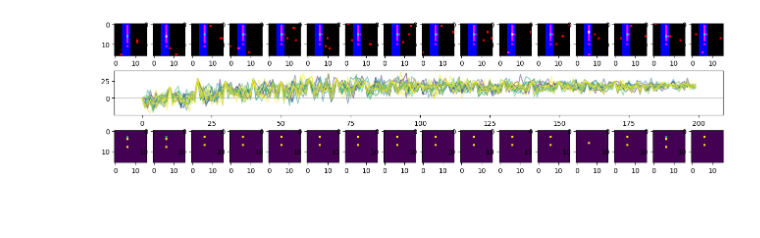
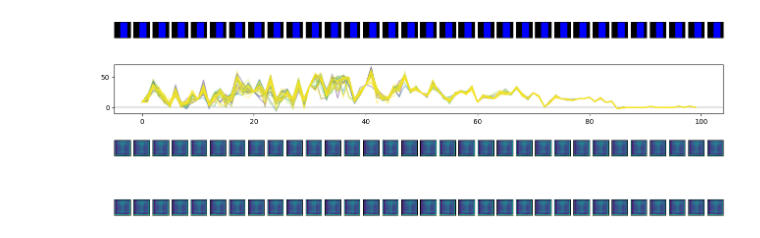
Before and after one commit to LanVukusic/convLife, a Jupyter notebook: reienforcement.ipynb, the cells around one changed output. Drawn from its saved outputs; the diff is of its cells as text; code cells hidden in the pictures; blank space fills up the shorter version.

```diff
--- a/reienforcement.ipynb
+++ b/reienforcement.ipynb
@@ -28,7 +53,7 @@ def generate_random_mask(size):
 # %%
 from deepq_utils import ReplayMemory, Transition
 
-def optimize_model(policy_net: torch.nn.Module, target_net: torch.nn.Module, memory: ReplayMemory, optimizer: torch.optim.Optimizer, BATCH_SIZE: int, GAMMA: int):
+def optimize_model(policy_net: torch.nn.Module, target_net: torch.nn.Module, memory: ReplayMemory, optimizer: torch.optim.Optimizer, BATCH_SIZE: int, GAMMA: int, mask:torch.tensor):
     if len(memory) < BATCH_SIZE:
         return
     transitions = memory.sample(BATCH_SIZE)
@@ -66,13 +91,13 @@ def optimize_model(policy_net: torch.nn.Module, target_net: torch.nn.Module, mem
     # print(reward_batch.shape)
     # print(next_state_values.shape)
     # print(expected_state_action_values.shape)
-#     torch.Size([100, 1])
+#     torch.Size([100, 1]4)
 #     torch.Size([100])
 #     torch.Size([100, 100])
 
     # Compute Huber loss
-    # criterion = nn.SmoothL1Loss()
-    criterion = nn.MSELoss()
+    criterion = nn.HuberLoss()
+    # criterion = nn.MSELoss()
     loss = criterion(state_action_values, expected_state_action_values)
 
     # Optimize the model
@@ -124,0 +120,7 @@ def plot_state(state, actions, rewards, mask, model_preds):
+# %%
+def generate_eps(num_episodes:int)->np.ndarray:
+  return np.power(np.linspace(1.0, 0.1, num_episodes), 4.5)
+
+data = generate_eps(100)
+plt.plot(data)
+plt.show()
@@ -125,36 +129,36 @@ def plot_state(state, actions, rewards, mask, model_preds):
 # %%
 import math
+from simpLEnet import SimLEnet
 from resnet import KaoResnet
 from deepq_utils import GameEnv, select_action
 from pointpainter_model import PointPainerModel
 from IPython import display
 
-BATCH_SIZE = 16
-TRAIN_BATCH_SIZE = 100
-GAMMA = 0.99
+BATCH_SIZE = 32
+TRAIN_BATCH_SIZE = 150
+GAMMA = 0.9
 # EPS_START = 0.5
 # EPS_END = 0.01
 # EPS_DECAY = 5000
-TAU = 0.015
-LR = 1e-4
-num_episodes = 200
-EPS = np.linspace(0.9, 0.01, num_episodes)
+TAU = 0.1
+LR = 1e-3
+num_episodes = 100
+EPS = generate_eps(num_episodes)
 
-policy_net = KaoResnet(16).to(device)
-target_net = KaoResnet(16).to(device)
+policy_net = KaoResnet(SIZE).to(device)
+target_net = KaoResnet(SIZE).to(device)
 target_net.load_state_dict(policy_net.state_dict())
 
 optimizer = optim.AdamW(policy_net.parameters(), lr=LR, amsgrad=True)
-memory = ReplayMemory(10000)
-
-
-env = GameEnv(size=SIZE, batch_size=BATCH_SIZE, mask=mask)
+memory = ReplayMemory(1000)
 
 rewards = []
 
 for i_episode in range(num_episodes):
+    mask = generate_random_mask(SIZE).to(device)
+    env = GameEnv(size=SIZE, batch_size=BATCH_SIZE, mask=mask)
     # Initialize the environment and get its state
-    actions  = torch.zeros_like(env.state, dtype=torch.float)
+    actions  = torch.zeros_like(env.state, dtype=torch.float) # visualization only
     state = env.state
 
     if( i_episode % 10 == 0):
@@ -163,7 +167,7 @@ for i_episode in range(num_episodes):
     else:
         eps = EPS[i_episode]
 
-    for t in range(50):
+    for t in range(120):
         # eps  = EPS_END + (EPS_START - EPS_END) * \
         #       math.exp(-1. * i_episode / EPS_DECAY)
         # print(f"episode {t}", state.shape, mask.shape)
@@ -176,37 +180,39 @@ for i_episode in range(num_episodes):
         memory.push(state, action, next_state, reward)
 
         # Move to the next state
         state = next_state
 
         # Perform one step of the optimization (on the policy network)
         optimize_model(
             policy_net=policy_net,
             target_net=target_net,
             memory=memory,
             optimizer=optimizer,
             BATCH_SIZE=TRAIN_BATCH_SIZE,
             GAMMA=GAMMA,
+            mask=mask
         )
 
         # Soft update of the target network's weights
         # θ′ ← τ θ + (1 −τ )θ′
         target_net_state_dict = target_net.state_dict()
         policy_net_state_dict = policy_net.state_dict()
         for key in policy_net_state_dict:
             target_net_state_dict[key] = policy_net_state_dict[key]*TAU + target_net_state_dict[key]*(1-TAU)
         target_net.load_state_dict(target_net_state_dict)
 
     with torch.no_grad():
-        model_preds = target_net.place(action, mask).cpu().numpy()
-        print(model_preds[0])
+        target_model_preds = target_net.place(action, mask).cpu().numpy()
+        policy_model_preds = policy_net.place(action, mask).cpu().numpy()
+        print(target_model_preds[0])
 
     env.reset()
     rw = reward.sum(dim=(1)).cpu().numpy()
     rewards.append(reward.sum(dim=(1)).cpu().numpy())
     print(i_episode, eps, rw)
-    plot_state(state, actions, rewards, mask, model_preds)
+    plot_state(state, actions, rewards, mask, target_model_preds, policy_model_preds)
 # %% [output]
-[figure, old version]
+[figure, new version]
 # %%
 print(mask.shape)
 test = torch.zeros_like(mask)
```
Also changed, not shown: parts of 8 cells of this notebook, 4 other files.
